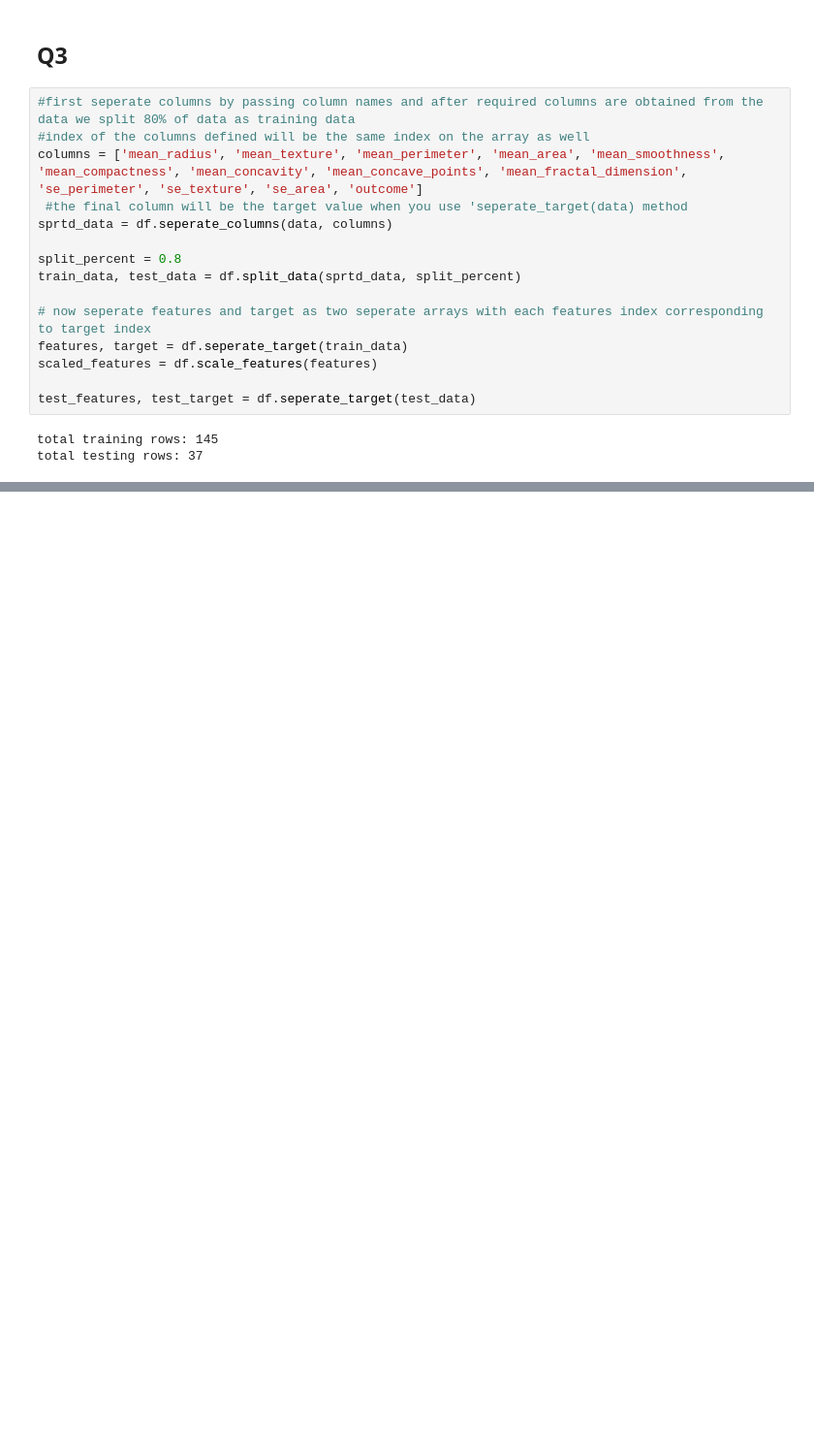
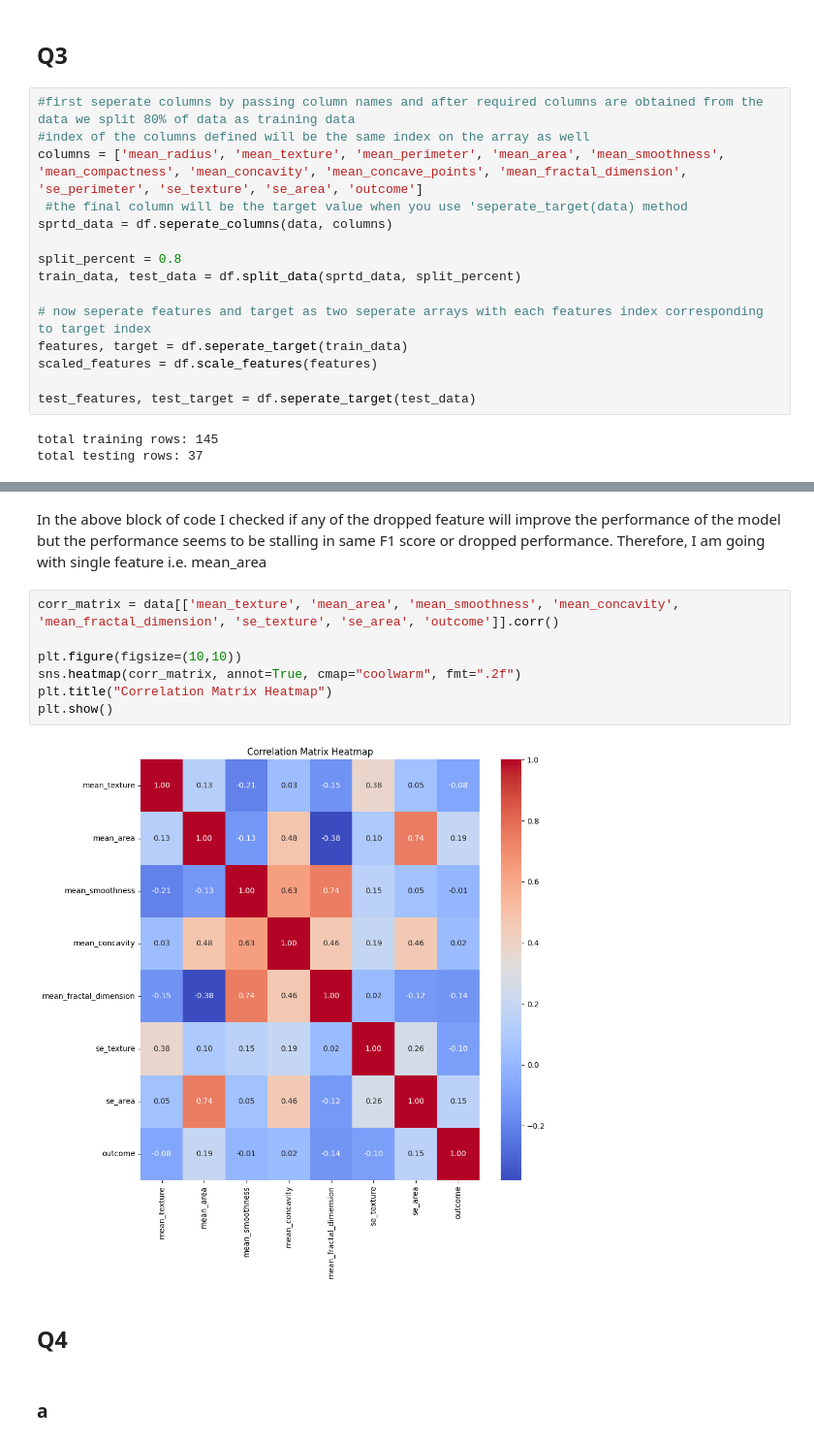
Before and after one commit to AdarshaSubedi/LogisticRegression, a Jupyter notebook: assignment2-Q2.ipynb, the cells around one changed output, grey strips where cells are left out. Shown at 97% size. Drawn from its saved outputs; the diff is of its cells as text; blank space fills up the shorter version.

```diff
--- a/assignment2-Q2.ipynb
+++ b/assignment2-Q2.ipynb
@@ -682,0 +931,15 @@ np.exp(-a)
+# %% [markdown]
+In the above block of code I checked if any of the dropped feature will improve the performance of the model but the performance seems to be stalling in same F1 score or dropped performance. Therefore, I am going with single feature i.e. mean_area
+# %%
+corr_matrix = data[['mean_texture', 'mean_area', 'mean_smoothness', 'mean_concavity', 'mean_fractal_dimension', 'se_texture', 'se_area', 'outcome']].corr()
+
+plt.figure(figsize=(10,10))
+sns.heatmap(corr_matrix, annot=True, cmap="coolwarm", fmt=".2f")
+plt.title("Correlation Matrix Heatmap")
+plt.show()
+# %% [output]
+[figure, added]
+# %% [markdown]
+## Q4
+# %% [markdown]
+### a
```
Also changed, not shown: parts of 27 cells of this notebook.
